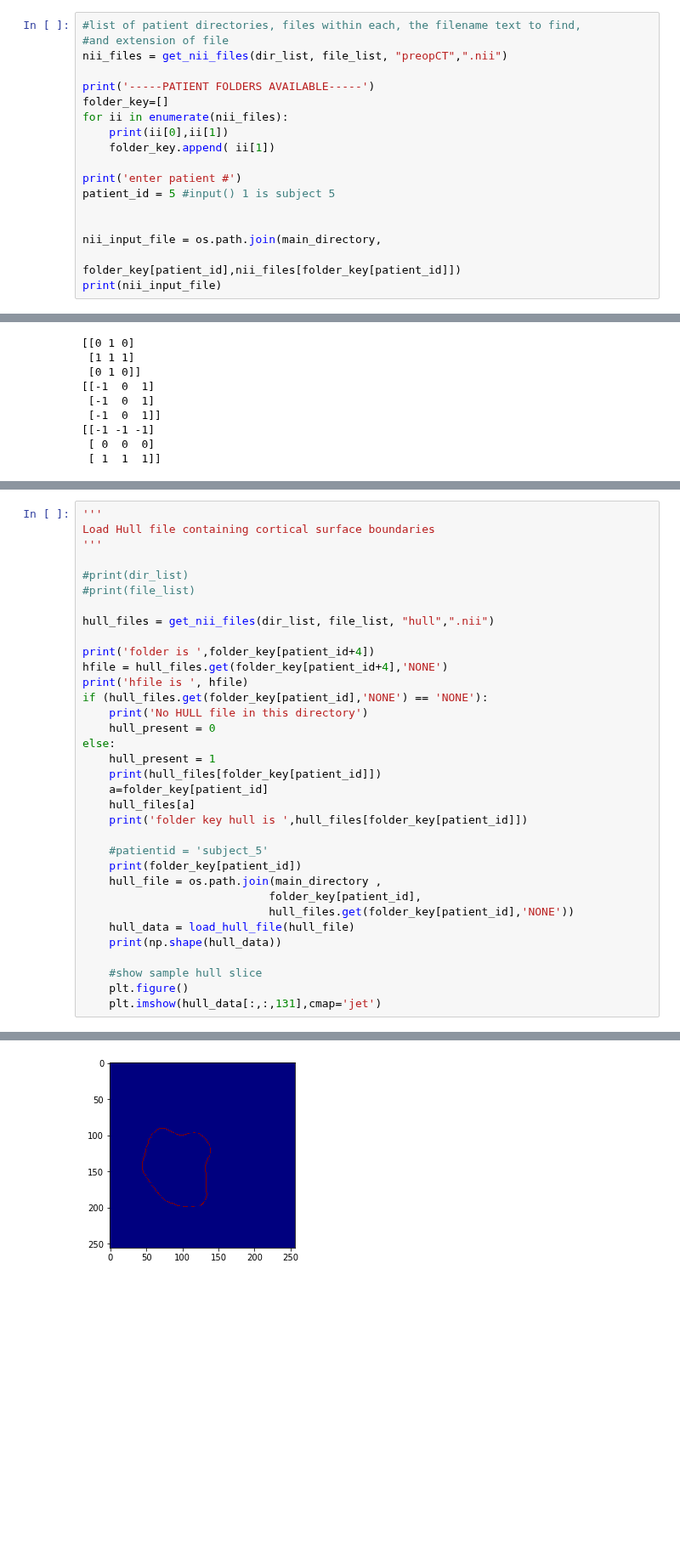
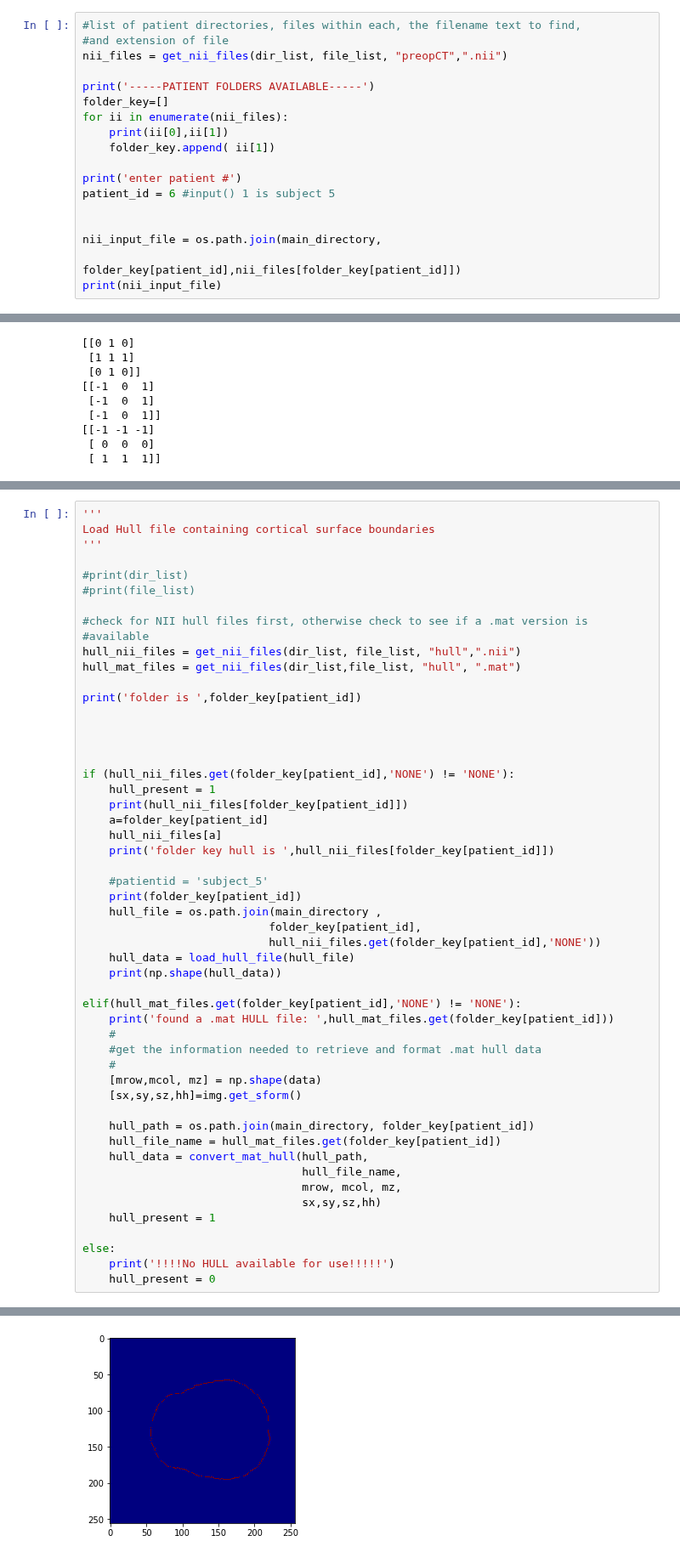
Before and after one commit to wspeier1/BE223A_2019, a Jupyter notebook: CT_Segmentation/read_NIFTI.ipynb, the cells around one changed output, grey strips where cells are left out. Shown at 85% size. Drawn from its saved outputs; the diff is of its cells as text; blank space fills up the shorter version.

```diff
--- a/CT_Segmentation/read_NIFTI.ipynb
+++ b/CT_Segmentation/read_NIFTI.ipynb
@@ -784,7 +908,7 @@ for ii in enumerate(nii_files):
     folder_key.append( ii[1])
 
 print('enter patient #')
-patient_id = 5 #input() 1 is subject 5
+patient_id = 6 #input() 1 is subject 5
 
 
 nii_input_file = os.path.join(main_directory,
@@ -988,32 +1089,50 @@ Load Hull file containing cortical surface boundaries
 #print(dir_list)
 #print(file_list)
 
-hull_files = get_nii_files(dir_list, file_list, "hull",".nii")
+#check for NII hull files first, otherwise check to see if a .mat version is
+#available
+hull_nii_files = get_nii_files(dir_list, file_list, "hull",".nii")
+hull_mat_files = get_nii_files(dir_list,file_list, "hull", ".mat")
 
-print('folder is ',folder_key[patient_id+4])
-hfile = hull_files.get(folder_key[patient_id+4],'NONE')
-print('hfile is ', hfile)
-if (hull_files.get(folder_key[patient_id],'NONE') == 'NONE'):
-    print('No HULL file in this directory')
-    hull_present = 0
-else:
+print('folder is ',folder_key[patient_id])
+
+
+
+
+if (hull_nii_files.get(folder_key[patient_id],'NONE') != 'NONE'):
     hull_present = 1
-    print(hull_files[folder_key[patient_id]])
+    print(hull_nii_files[folder_key[patient_id]])
     a=folder_key[patient_id]
-    hull_files[a]
-    print('folder key hull is ',hull_files[folder_key[patient_id]])
+    hull_nii_files[a]
+    print('folder key hull is ',hull_nii_files[folder_key[patient_id]])
 
     #patientid = 'subject_5'
     print(folder_key[patient_id])
     hull_file = os.path.join(main_directory ,
                             folder_key[patient_id],
-                            hull_files.get(folder_key[patient_id],'NONE'))
+                            hull_nii_files.get(folder_key[patient_id],'NONE'))
     hull_data = load_hull_file(hull_file)
     print(np.shape(hull_data))
 
-    #show sample hull slice
-    plt.figure()
-    plt.imshow(hull_data[:,:,131],cmap='jet')
+elif(hull_mat_files.get(folder_key[patient_id],'NONE') != 'NONE'):
+    print('found a .mat HULL file: ',hull_mat_files.get(folder_key[patient_id]))
+    #
+    #get the information needed to retrieve and format .mat hull data
+    #
+    [mrow,mcol, mz] = np.shape(data)
+    [sx,sy,sz,hh]=img.get_sform()
+
+    hull_path = os.path.join(main_directory, folder_key[patient_id])
+    hull_file_name = hull_mat_files.get(folder_key[patient_id])
+    hull_data = convert_mat_hull(hull_path,
+                                 hull_file_name,
+                                 mrow, mcol, mz,
+                                 sx,sy,sz,hh)
+    hull_present = 1
+
+else:
+    print('!!!!No HULL available for use!!!!!')
+    hull_present = 0
 # %% [output]
 found proper  hull hull_subject_4.nii
 found proper  hull hull_subject_5.nii
@@ -1031 +1154 @@ hull filename is  /content/gdrive/My Drive/BIOENG223A_FALL_2019/data/subject_2/h
-[figure, old version]
+[figure, new version]
```
Also changed, not shown: parts of 32 cells of this notebook.
